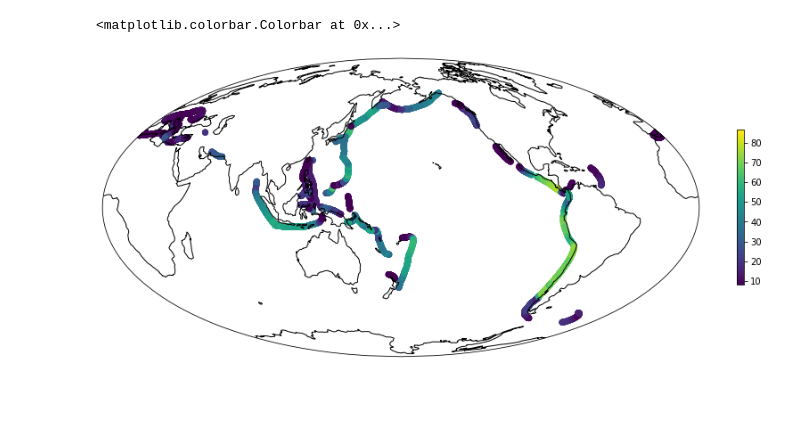
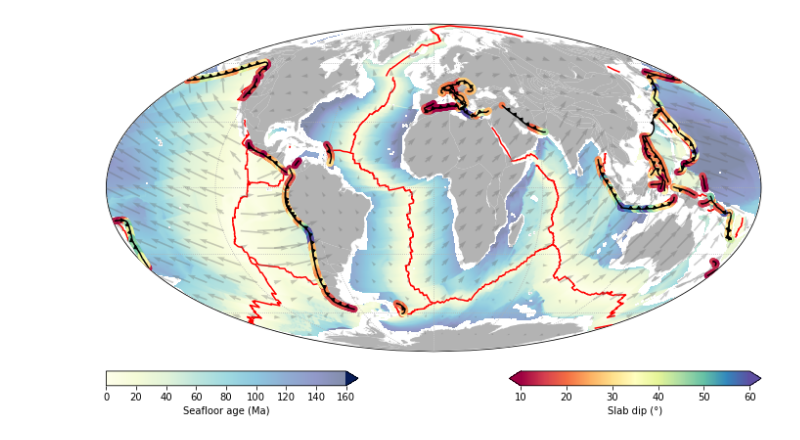
Before and after one commit to brmather/Slab-Dip, a Jupyter notebook: Predict-Slab-Dip.ipynb, the cells around one changed output. Saved outputs shown, nothing was run; the diff lists cells and outputs as text; code cells hidden in the pictures; blank space fills up the shorter version.

```diff
--- a/Predict-Slab-Dip.ipynb
+++ b/Predict-Slab-Dip.ipynb
@@ -196,0 +50,16 @@ def My2s(Ma):
+# %%
+# Call GPlately's DataServer object and download the plate model
+gdownload = gplately.download.DataServer("Clennett2020")
+rotation_model, topology_features, static_polygons = gdownload.get_plate_reconstruction_files()
+
+# Use the PlateReconstruction object to create a plate motion model
+model = gplately.PlateReconstruction(rotation_model, topology_features, static_polygons)
+
+# Obtain geometry shapefiles with gdownload
+coastlines, continents, COBs = gdownload.get_topology_geometries()
+
+# Set time to present day for plotting
+time = 0
+
+# Call the PlotTopologies object
+gplot = gplately.plot.PlotTopologies(model, time, coastlines, continents, COBs)
@@ -273,14 +175,33 @@ Deprecated in NumPy 1.20; for more details and guidance: https://numpy.org/devdo
-# %%
-proj = ccrs.Mollweide(central_longitude=180)
-
-fig = plt.figure(figsize=(15,8))
-ax = plt.axes(projection=proj)
-ax.set_global()
-
-sc = ax.scatter(subduction_lon, subduction_lat, c=subduction_dip, transform=ccrs.PlateCarree())
-
-ax.coastlines()
-fig.colorbar(sc, shrink=0.4)
-# %% [output]
-<matplotlib.colorbar.Colorbar at 0x...>
-[figure, removed]
+# %%
+# Create a figure
+fig = plt.figure(figsize=(12,7))
+gs = GridSpec(2,2, hspace=0.05, wspace=0.6, height_ratios=[0.96,0.04])
+
+ax = fig.add_subplot(gs[0,:], projection=ccrs.Mollweide(central_longitude=0))
+ax.set_global()
+
+im = ax.imshow(age_grid, extent=extent_globe, cmap='YlGnBu', origin='lower', alpha=0.5,
+               vmin=0, vmax=160, transform=ccrs.PlateCarree(), zorder=1)
+
+
+gplot.plot_ridges_and_transforms(ax, color='r', zorder=3)
+gplot.plot_plate_motion_vectors(ax, color='0.4', alpha=0.33, zorder=7, regrid_shape=20)
+gplot.plot_coastlines(ax, facecolor='0.7', edgecolor='none', zorder=3)
+gplot.plot_trenches(ax, zorder=9)
+gplot.plot_subduction_teeth(ax, zorder=9)
+
+sc0 = ax.scatter(subduction_lon, subduction_lat, c=subduction_dip, cmap='Spectral', vmin=10, vmax=60,
+                 transform=ccrs.PlateCarree(), rasterized=True, zorder=8)
+
+ax.gridlines(linestyle=':')
+
+
+cax1 = fig.add_subplot(gs[1,0])
+cax2 = fig.add_subplot(gs[1,1])
+
+# fig.colorbar(im, shrink=0.4, label='Slab depth (km)')
+fig.colorbar(sc0, cax=cax2, orientation='horizontal', label='Slab dip (°)', extend='both')
+fig.colorbar(im,  cax=cax1, orientation='horizontal', label='Seafloor age (Ma)', extend='max')
+fig.savefig("slab_dip_{:04d}Ma.png".format(int(gplot.time)), dpi=300, bbox_inches='tight')
+# %% [output]
+[figure, added]
```
Also changed, not shown: parts of 8 cells of this notebook.
